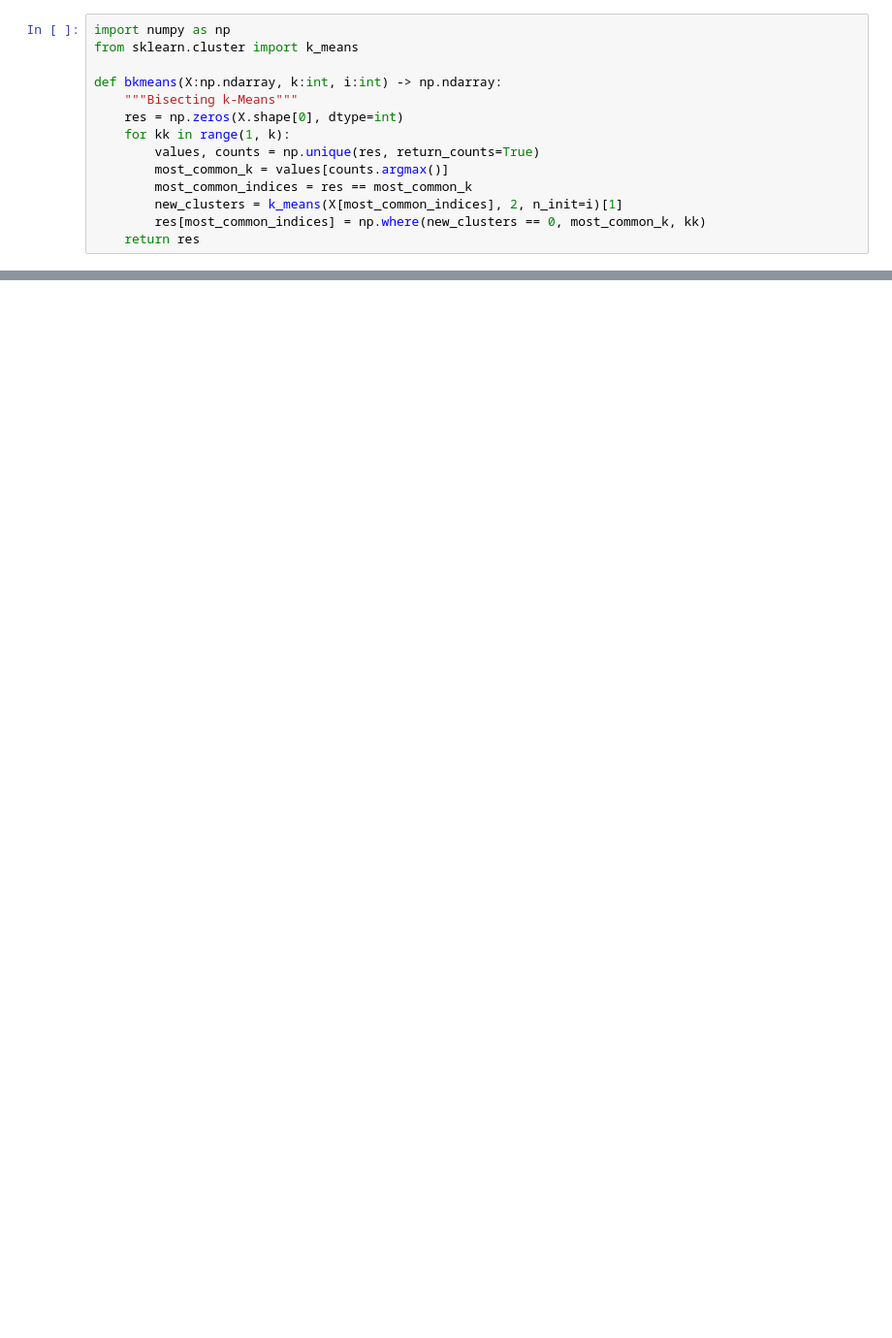
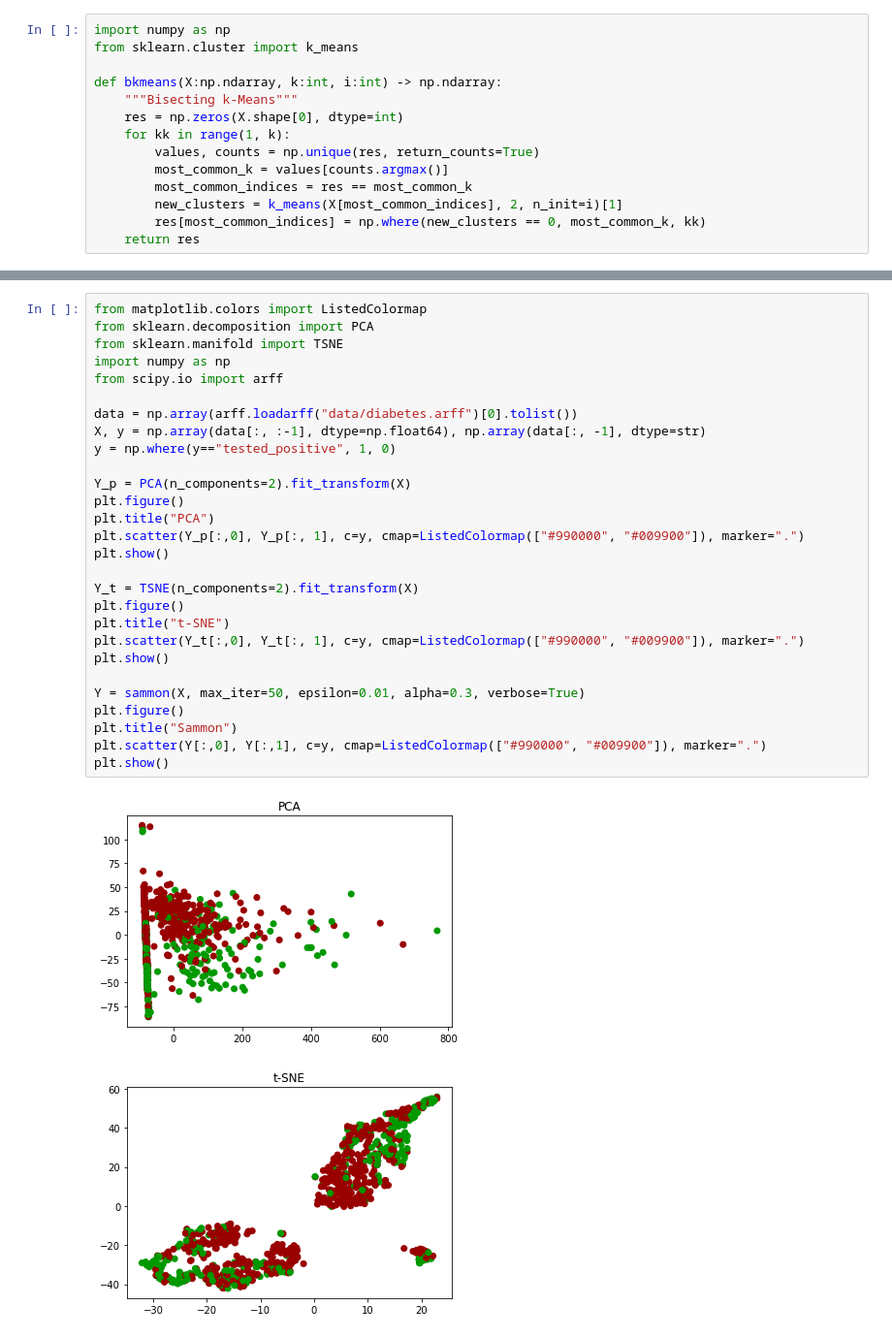
Before and after one commit to oenstrom/2DV516_A4, a Jupyter notebook: assignment4.ipynb, the cells around one changed output, grey strips where cells are left out. Shown: that part at 97% size. Cells and saved outputs as stored; diff of their text form; blank space fills up the shorter version.

```diff
--- a/assignment4.ipynb
+++ b/assignment4.ipynb
@@ -28,0 +112,31 @@ plt.show()
+# %%
+from matplotlib.colors import ListedColormap
+from sklearn.decomposition import PCA
+from sklearn.manifold import TSNE
+import numpy as np
+from scipy.io import arff
+
+data = np.array(arff.loadarff("data/diabetes.arff")[0].tolist())
+X, y = np.array(data[:, :-1], dtype=np.float64), np.array(data[:, -1], dtype=str)
+y = np.where(y=="tested_positive", 1, 0)
+
+Y_p = PCA(n_components=2).fit_transform(X)
+plt.figure()
+plt.title("PCA")
+plt.scatter(Y_p[:,0], Y_p[:, 1], c=y, cmap=ListedColormap(["#990000", "#009900"]), marker=".")
+plt.show()
+
+Y_t = TSNE(n_components=2).fit_transform(X)
+plt.figure()
+plt.title("t-SNE")
+plt.scatter(Y_t[:,0], Y_t[:, 1], c=y, cmap=ListedColormap(["#990000", "#009900"]), marker=".")
+plt.show()
+
+Y = sammon(X, max_iter=50, epsilon=0.01, alpha=0.3, verbose=True)
+plt.figure()
+plt.title("Sammon")
+plt.scatter(Y[:,0], Y[:,1], c=y, cmap=ListedColormap(["#990000", "#009900"]), marker=".")
+plt.show()
+# %% [output]
+[figure, added]
+[figure, added]
```
Also changed, not shown: parts of 4 cells of this notebook, 6 other files.
